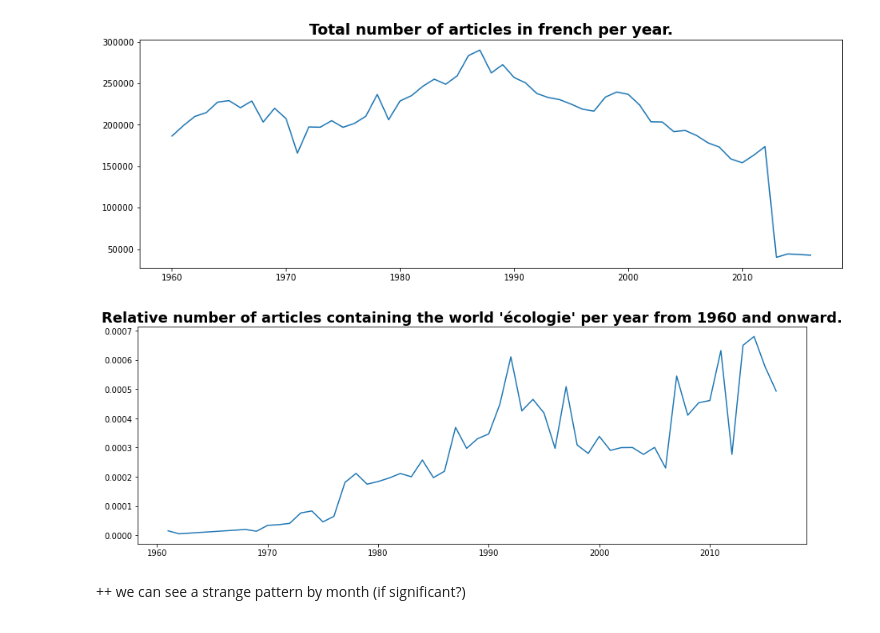
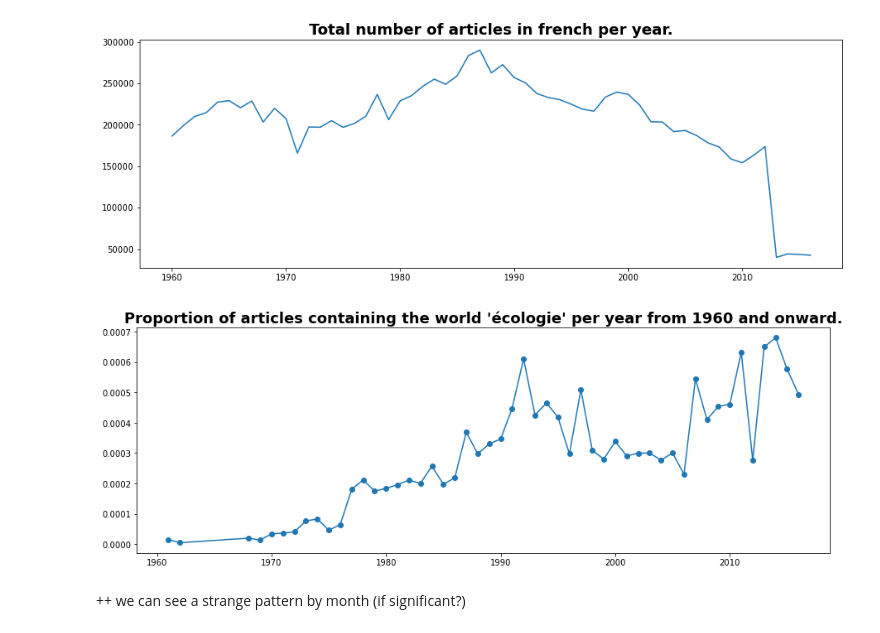
Before and after one commit to arobaselisa/Newspapers_Ecology_Analysis, a Jupyter notebook: Exploration.ipynb, the cells around one changed output. Cells and saved outputs as stored; diff of their text form; code cells hidden in the pictures.

```diff
--- a/Exploration.ipynb
+++ b/Exploration.ipynb
@@ -134,7 +138,7 @@ except:
     tot_n_articles = pd.Series(index=years, dtype=int)
     # retrieving the total number of articles (in french) per year based on the search of articles containing: ' '
     for y in years:
-        url_curr = url_year = "https://www.e-newspaperarchives.ch/?a=q&hs=1&r=1&results=1&txq=%27+%27&dafdq=&dafmq=&dafyq="+str(y)+"&datdq=&datmq=&datyq="+str(y)+"&laq=fr&puq=&txf=txIN&ssnip=img&ccq=&e=-------fr-20--1--img-txIN-%27+%27-ARTICLE------0--fr---"
+        url_curr = "https://www.e-newspaperarchives.ch/?a=q&hs=1&r=1&results=1&txq=%27+%27&dafdq=&dafmq=&dafyq="+str(y)+"&datdq=&datmq=&datyq="+str(y)+"&laq=fr&puq=&txf=txIN&ssnip=img&ccq=&e=-------fr-20--1--img-txIN-%27+%27-ARTICLE------0--fr---"
 
         req = requests.get(url_curr, headers)
         soup = BeautifulSoup(req.content, 'html.parser')
@@ -160,20 +164,23 @@ plt.show()
 # %% [output]
 [figure]
 # %%
+rel_eco_year = (articles_per_year[articles_per_year.index>1959]/tot_n_articles).dropna()
+
 # plot the timeserie of relative number of articles per year
 fig, ax = plt.subplots(figsize=(15,5))
 
-ax.plot((articles_per_year[articles_per_year.index>1959]/tot_n_articles).dropna())
+ax.plot(rel_eco_year)
+ax.scatter(rel_eco_year.index, rel_eco_year.values)
 
 plt.title(
-    "Relative number of articles containing the world 'écologie' per year from 1960 and onward."
+    "Proportion of articles containing the world 'écologie' per year from 1960 and onward."
     , weight='semibold'
     , fontsize = 18
 )
 
 plt.show()
 # %% [output]
-[figure, old version]
+[figure, new version]
 # %% [markdown]
 ++ we can see a strange pattern by month (if significant?)
 # %%
```
Also changed, not shown: parts of 16 cells of this notebook.
